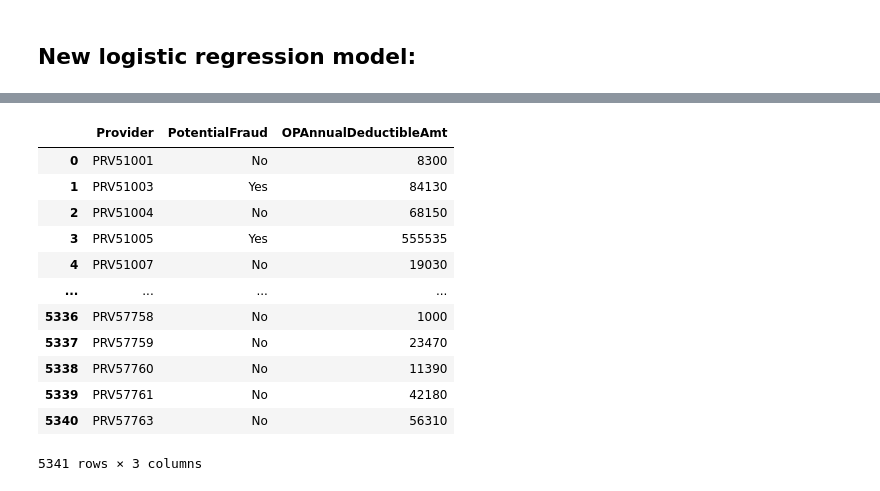
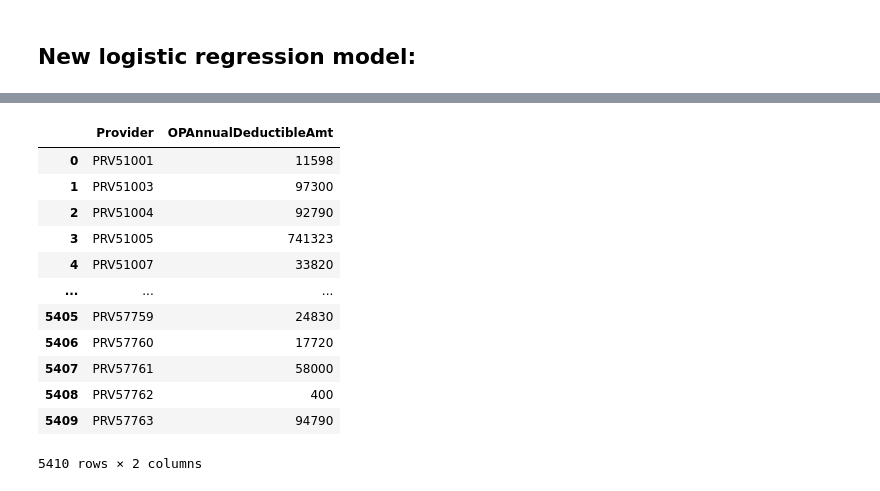
Before and after one commit to areias/healthcare_fraud, a Jupyter notebook: Logistic_Regression.ipynb, the cells around one changed output, grey strips where cells are left out. Drawn from its saved outputs; the diff is of its cells as text; code cells hidden in the pictures.

```diff
--- a/Logistic_Regression.ipynb
+++ b/Logistic_Regression.ipynb
@@ -308,18 +324,18 @@ groups2
 # %%
-groups3 = final_df.groupby(['Provider','PotentialFraud'], as_index=False)['OPAnnualDeductibleAmt'].sum()
+groups3 = final_df.groupby(['Provider'], as_index=False)['OPAnnualDeductibleAmt'].sum()
 groups3
 # %% [output]
-|  | Provider | PotentialFraud | OPAnnualDeductibleAmt |
-| 0 | PRV51001 | No | 8300 |
-| 1 | PRV51003 | Yes | 84130 |
-| 2 | PRV51004 | No | 68150 |
-| 3 | PRV51005 | Yes | 555535 |
-| 4 | PRV51007 | No | 19030 |
-| ... | ... | ... | ... |
-| 5336 | PRV57758 | No | 1000 |
-| 5337 | PRV57759 | No | 23470 |
-| 5338 | PRV57760 | No | 11390 |
-| 5339 | PRV57761 | No | 42180 |
-| 5340 | PRV57763 | No | 56310 |
+|  | Provider | OPAnnualDeductibleAmt |
+| 0 | PRV51001 | 11598 |
+| 1 | PRV51003 | 97300 |
+| 2 | PRV51004 | 92790 |
+| 3 | PRV51005 | 741323 |
+| 4 | PRV51007 | 33820 |
+| ... | ... | ... |
+| 5405 | PRV57759 | 24830 |
+| 5406 | PRV57760 | 17720 |
+| 5407 | PRV57761 | 58000 |
+| 5408 | PRV57762 | 400 |
+| 5409 | PRV57763 | 94790 |
-5341 rows × 3 columns
+5410 rows × 2 columns
 # %%
```
Also changed, not shown: parts of 29 cells of this notebook.
